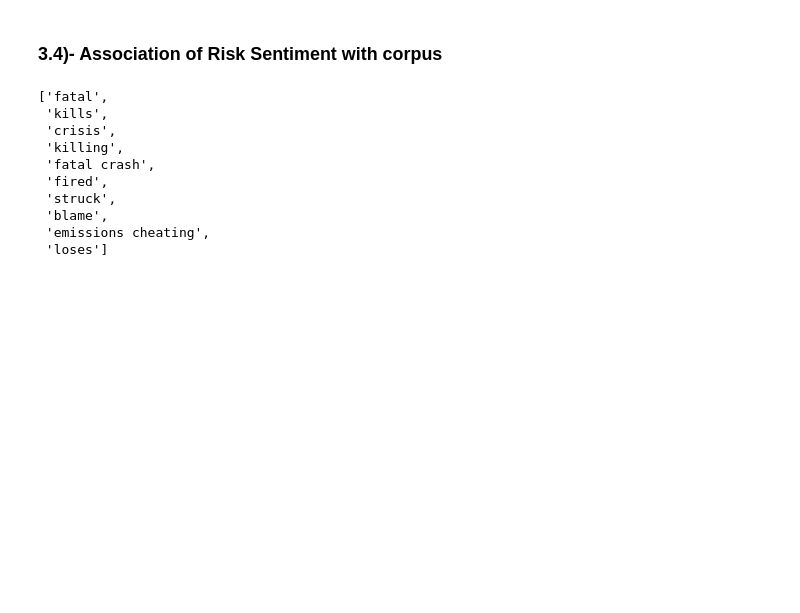
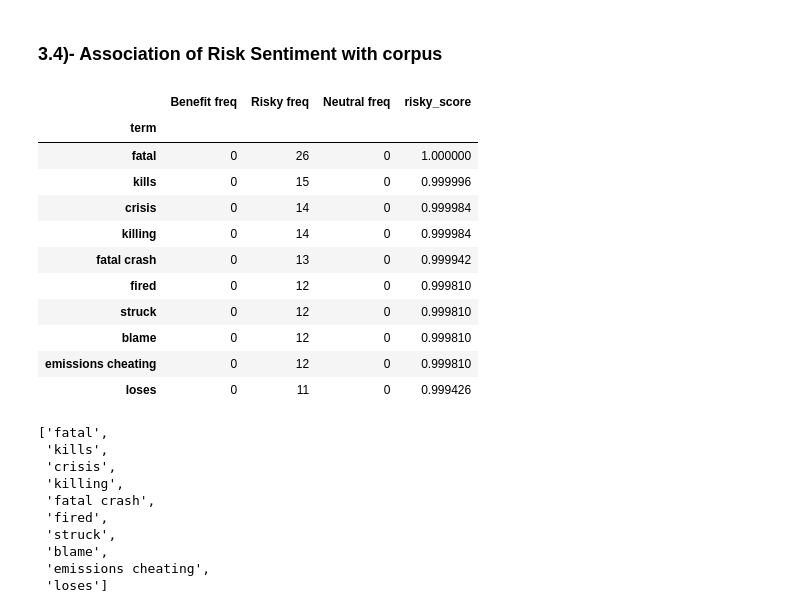
Before and after one commit to HassanSherwani/Natural-Language-Processing-II-, a Jupyter notebook: 16.Sentiment_Analyses(2)/ 11.uni,bi,trigrams.ipynb, the cells around one changed output. Cells and saved outputs as stored; diff of their text form; code cells hidden in the pictures; blank space fills up the shorter version.

```diff
--- a/16.Sentiment_Analyses(2)/ 11.uni,bi,trigrams.ipynb
+++ b/16.Sentiment_Analyses(2)/ 11.uni,bi,trigrams.ipynb
@@ -209,6 +237,23 @@ pprint(list(term_freq_df.sort_values(by='neutral_score', ascending=False).index[
  'chevrolet corvette']
 # %% [markdown]
 ### 3.4)- Association of Risk Sentiment with corpus
+# %%
+term_freq_df = corpus.get_term_freq_df()
+term_freq_df['risky_score'] = corpus.get_scaled_f_scores('Risky')
+term_freq_df.sort_values(by='risky_score', ascending=False)[:10]
+# %% [output]
+|  | Benefit freq | Risky freq | Neutral freq | risky_score |
+| term |  |  |  |  |
+| fatal | 0 | 26 | 0 | 1.000000 |
+| kills | 0 | 15 | 0 | 0.999996 |
+| crisis | 0 | 14 | 0 | 0.999984 |
+| killing | 0 | 14 | 0 | 0.999984 |
+| fatal crash | 0 | 13 | 0 | 0.999942 |
+| fired | 0 | 12 | 0 | 0.999810 |
+| struck | 0 | 12 | 0 | 0.999810 |
+| blame | 0 | 12 | 0 | 0.999810 |
+| emissions cheating | 0 | 12 | 0 | 0.999810 |
+| loses | 0 | 11 | 0 | 0.999426 |
 # %%
 term_freq_df = corpus.get_term_freq_df()
 term_freq_df['risky_score'] = corpus.get_scaled_f_scores('Risky')
```
Also changed, not shown: parts of 5 cells of this notebook.
